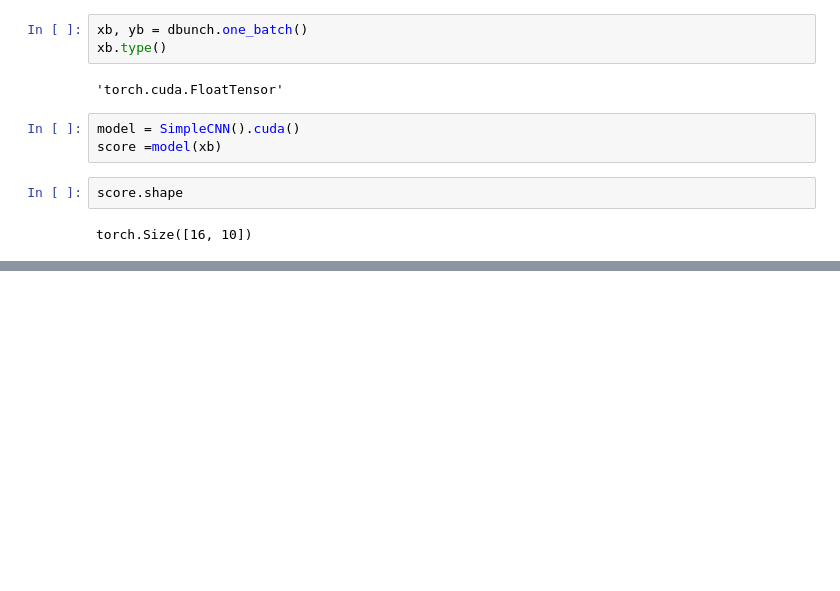
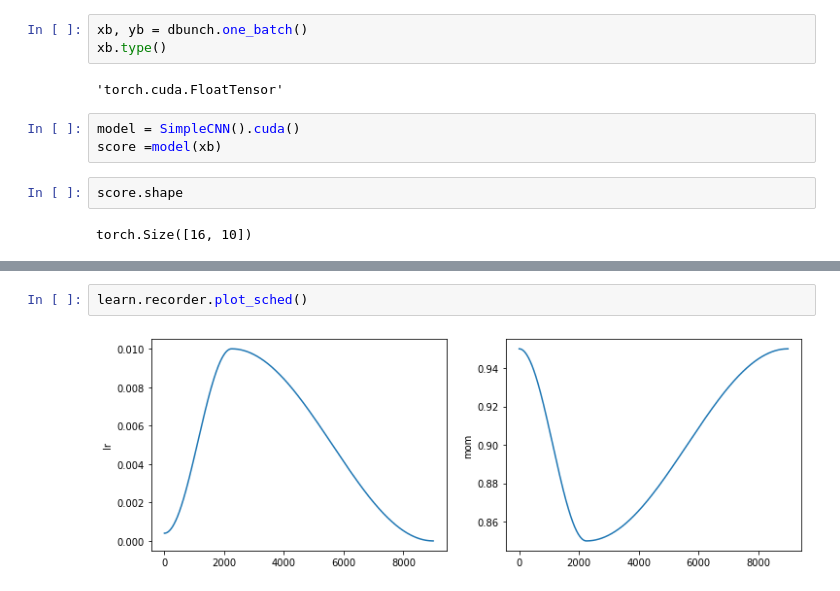
Before and after one commit to pmaxit/dl-notebooks, a Jupyter notebook: 01_CIFAR.ipynb, the cells around one changed output, grey strips where cells are left out. Saved outputs shown, nothing was run; the diff lists cells and outputs as text; blank space fills up the shorter version.

```diff
--- a/01_CIFAR.ipynb
+++ b/01_CIFAR.ipynb
@@ -132,0 +137,4 @@ learn.fit_one_cycle(3, lr_max=10e-3 )
+# %%
+learn.recorder.plot_sched()
+# %% [output]
+[figure, added]
```
Also changed, not shown: parts of 7 cells of this notebook, 4 other files.
